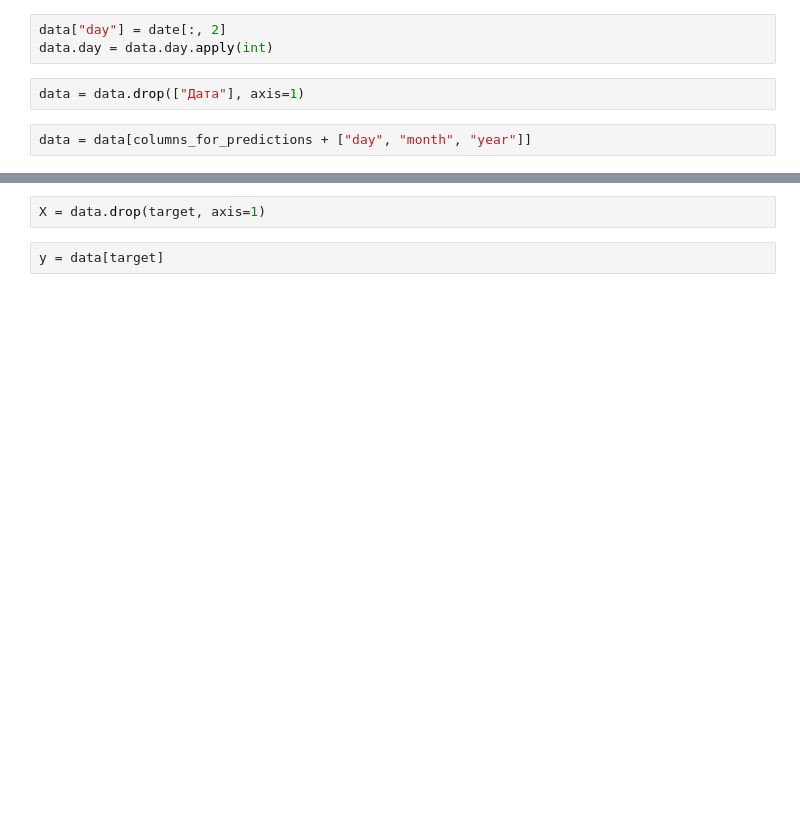
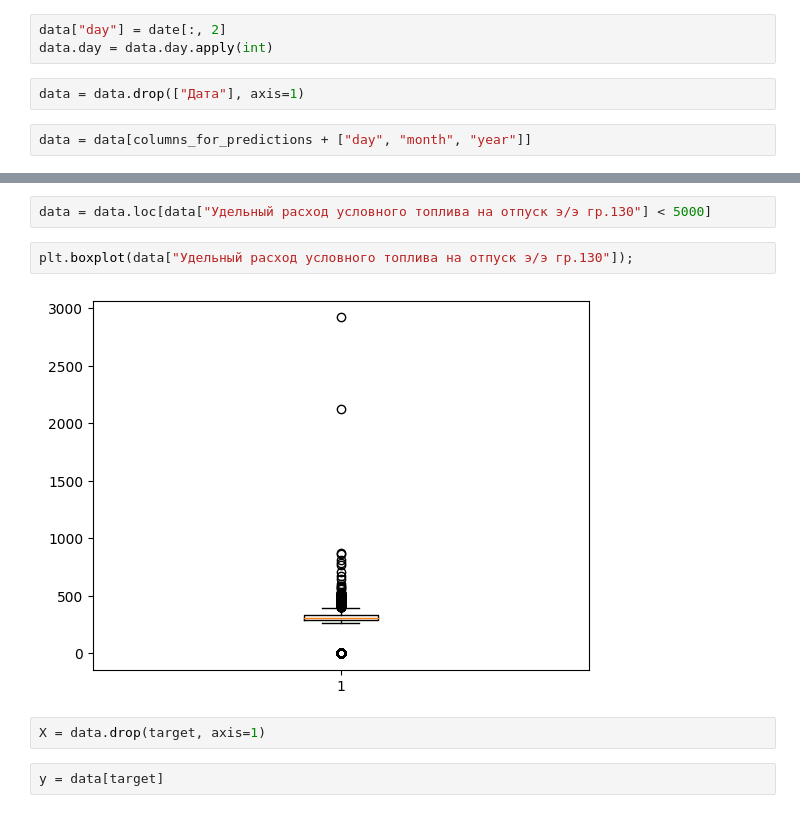
Before and after one commit to llitone/fuel-consumption-prediction, a Jupyter notebook: preprocessing/new/prediction_of_electricity_generation_TA_130_CHP-2.ipynb, the cells around one changed output, grey strips where cells are left out. Drawn from its saved outputs; the diff is of its cells as text; blank space fills up the shorter version.

```diff
--- a/preprocessing/new/prediction_of_electricity_generation_TA_130_CHP-2.ipynb
+++ b/preprocessing/new/prediction_of_electricity_generation_TA_130_CHP-2.ipynb
@@ -80,3 +88,9 @@ data = data[columns_for_predictions + ["day", "month", "year"]]
+# %%
+data = data.loc[data["Удельный расход условного топлива на отпуск э/э гр.130"] < 5000]
+# %%
+plt.boxplot(data["Удельный расход условного топлива на отпуск э/э гр.130"]);
+# %% [output]
+[figure, added]
 # %%
 X = data.drop(target, axis=1)
 # %%
```
Also changed, not shown: parts of 31 cells of this notebook, 2 other files.
